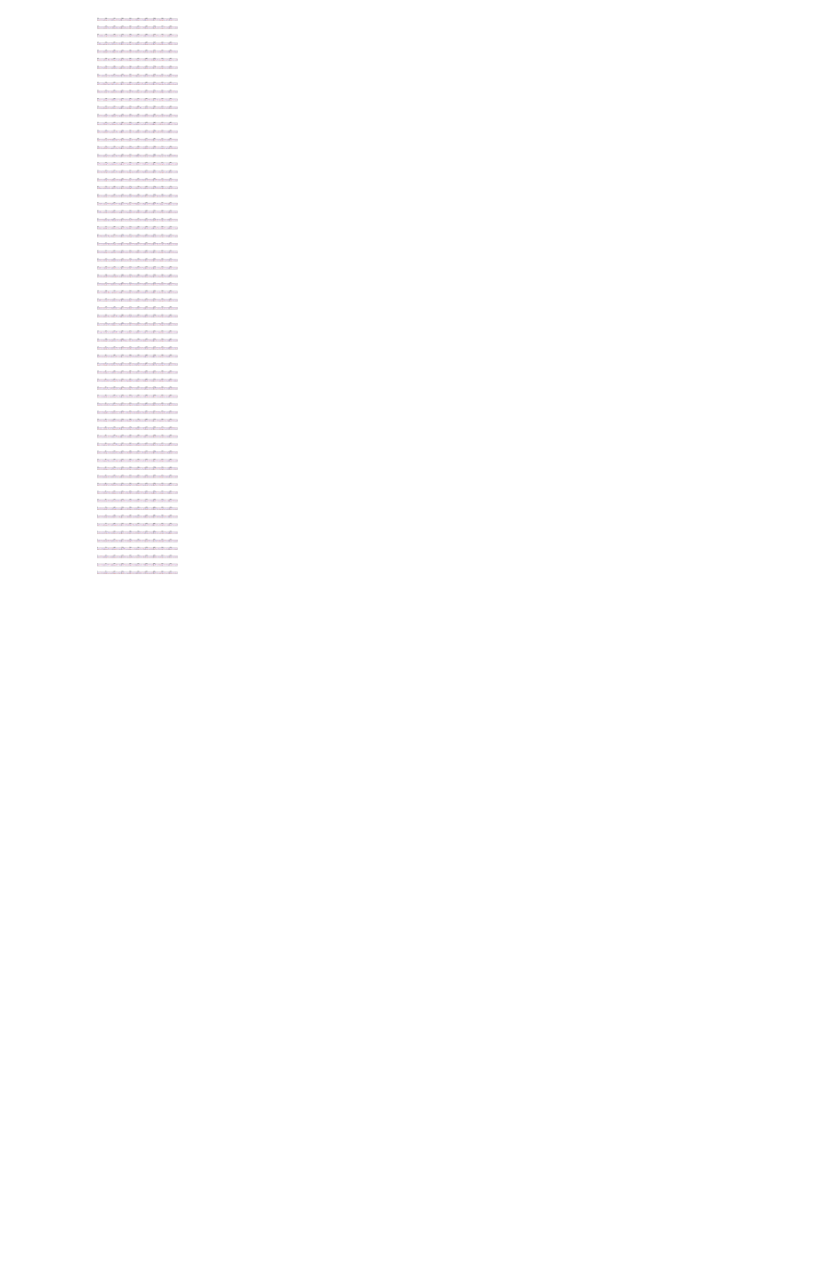
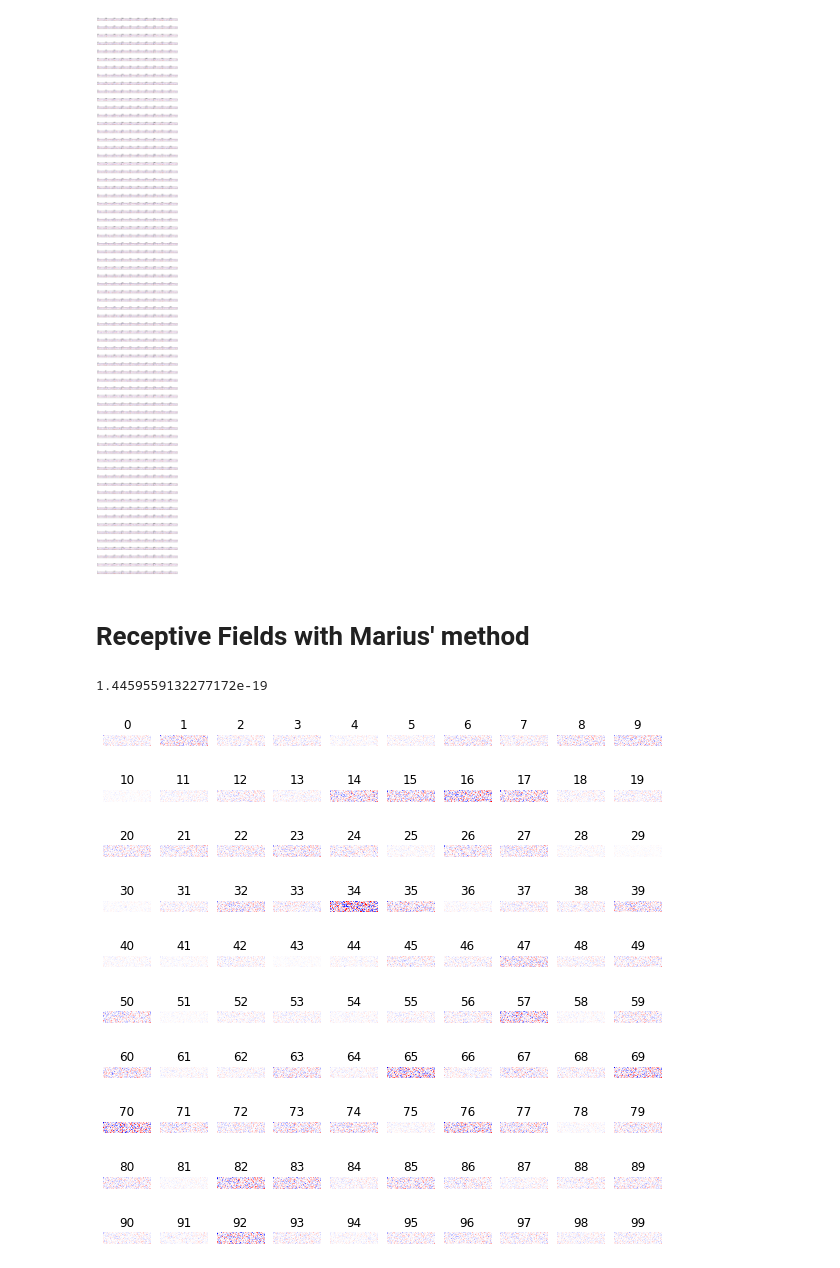
Before and after one commit to mariakesa/DayanAbbottExplorations, a Jupyter notebook: InhibitoryReceptiveFieldsNotebook.ipynb, the cells around one changed output. Saved outputs shown, nothing was run; the diff lists cells and outputs as text; code cells hidden in the pictures; blank space fills up the shorter version.

Commit message:
Add Marius' code

```diff
--- a/InhibitoryReceptiveFieldsNotebook.ipynb
+++ b/InhibitoryReceptiveFieldsNotebook.ipynb
@@ -133,3 +134,5 @@ for ind1 in range(0,10):
 plt.show()
 # %% [output]
 [figure]
+# %% [markdown]
+# Receptive Fields with Marius' method
@@ -135,0 +147,42 @@ plt.show()
+# %%
+from EnsemblePursuit.utils import test_train_split,subtract_spont
+print(np.mean(images))
+images = images.reshape((2800, -1))
+#images = np.abs(images - 128)
+images = utils.zscore(images, axis=1)
+
+#images /= np.sum(images**2, axis=1)[:, np.newaxis]**.5
+
+#model = PCA(n_components = 100).fit(images)
+#comps = model.components_
+#images @ comps.T
+
+stim = dat['stim']['istim'][0][0].astype(np.int32)
+
+#V = X[isort[:150], :].T #
+x_train,x_test,y_train,y_test=test_train_split(X.T,stim)
+y_train=y_train-1
+images_ = images[y_train]
+# %% [output]
+1.4459559132277172e-19
+# %%
+from scipy.ndimage import gaussian_filter
+
+av_resp = (x_train + x_test)/2
+B = np.linalg.solve(images_.T @ images_ +  100 * np.eye(images_.shape[1]), images_.T @ av_resp)
+
+B = np.reshape(B, ishape + (771,))
+B = gaussian_filter(B, (.5, .5, 0))
+# %%
+fig=plt.figure(figsize=(10, 10))
+for ind1 in range(100):
+    #vmin=np.min(assembly_array[ind1,ind2,:])
+    vmax=np.max(B) * 2/3
+    plt.subplot(10, 10, ind1+1)
+    plt.imshow(B[:,:,ind1],cmap='bwr',vmin=-vmax,vmax=vmax)
+    plt.axis('off')
+    plt.title(str(ind1))
+
+plt.show()
+# %% [output]
+[figure, added]
```
Also changed, not shown: parts of 4 cells of this notebook.
